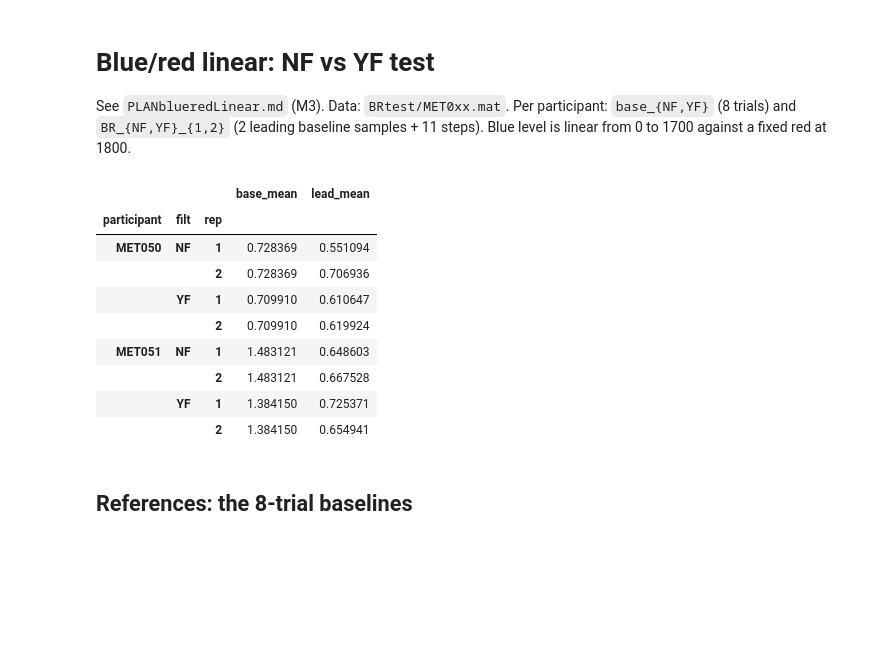
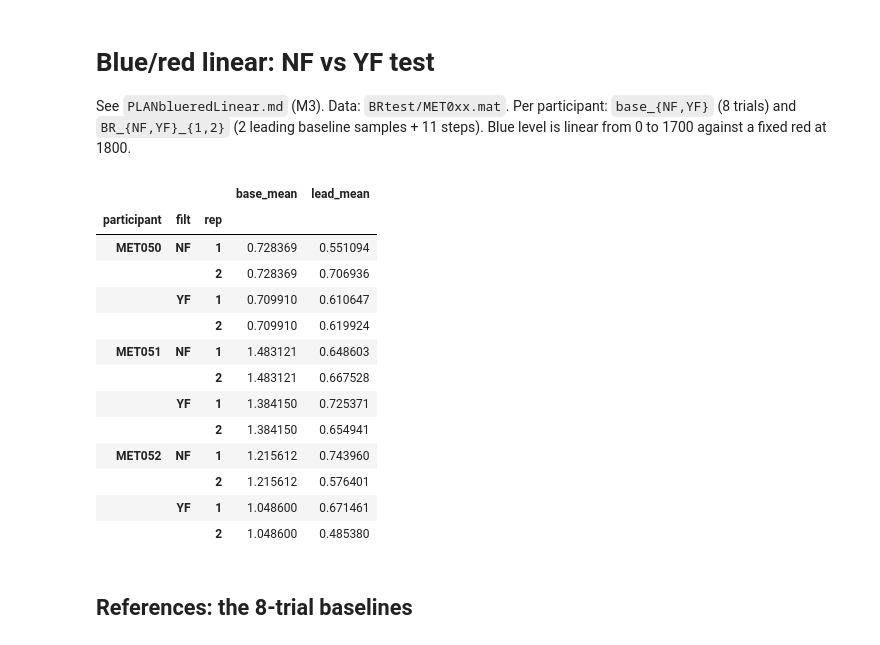
Before and after one commit to zevaz13/DataAnalysisGeneral, a Jupyter notebook: blueredLinear/notebooks/03_brtest_explore.ipynb, the cells around one changed output. Saved outputs shown, nothing was run; the diff lists cells and outputs as text; code cells hidden in the pictures; blank space fills up the shorter version.

```diff
--- a/blueredLinear/notebooks/03_brtest_explore.ipynb
+++ b/blueredLinear/notebooks/03_brtest_explore.ipynb
@@ -9,39 +9,44 @@ import matplotlib.pyplot as plt
 from scipy.io import loadmat
 
 DIR = "/home/sebas/data/blueRedLinear/BRtest/"
-PARTICIPANTS = ["MET050", "MET051"]
+PARTICIPANTS = ["MET050", "MET051", "MET052"]
 BLUE = np.linspace(0, 1700, 11)
 COLORS = {"NF": "tab:gray", "YF": "goldenrod"}
 
 data = {
     p: {s.name: s for s in loadmat(DIR + p + ".mat", squeeze_me=True, struct_as_record=False)["testData"]}
     for p in PARTICIPANTS
 }
 
 # one row per BR step
 rows = [
     dict(participant=p, filt=f, rep=r, blue=b, amp=a,
          base_mean=data[p][f"base_{f}"].runData.mean(),
          lead_mean=data[p][f"BR_{f}_{r}"].baselines.mean())
     for p in PARTICIPANTS for f in ["NF", "YF"] for r in [1, 2]
     for b, a in zip(BLUE, data[p][f"BR_{f}_{r}"].runData)
 ]
 df = pd.DataFrame(rows)
 df["amp_base"] = df.amp / df.base_mean
 df["amp_lead"] = df.amp / df.lead_mean
-assert len(df) == 2 * 2 * 2 * 11
+# MET052 BR_YF_2 has 10 steps, not 11 (paired with the first 10 blue levels)
+assert len(df) == len(PARTICIPANTS) * 2 * 2 * 11 - 1
 df.groupby(["participant", "filt", "rep"])[["base_mean", "lead_mean"]].first()
 # %% [output]
 |  |  |  | base_mean | lead_mean |
 | participant | filt | rep |  |  |
 | MET050 | NF | 1 | 0.728369 | 0.551094 |
 |  |  | 2 | 0.728369 | 0.706936 |
 |  | YF | 1 | 0.709910 | 0.610647 |
 |  |  | 2 | 0.709910 | 0.619924 |
 | MET051 | NF | 1 | 1.483121 | 0.648603 |
 |  |  | 2 | 1.483121 | 0.667528 |
 |  | YF | 1 | 1.384150 | 0.725371 |
 |  |  | 2 | 1.384150 | 0.654941 |
+| MET052 | NF | 1 | 1.215612 | 0.743960 |
+|  |  | 2 | 1.215612 | 0.576401 |
+|  | YF | 1 | 1.048600 | 0.671461 |
+|  |  | 2 | 1.048600 | 0.485380 |
 # %% [markdown]
 ## References: the 8-trial baselines
 # %%
```
Also changed, not shown: parts of 5 cells of this notebook, 50 other files.
